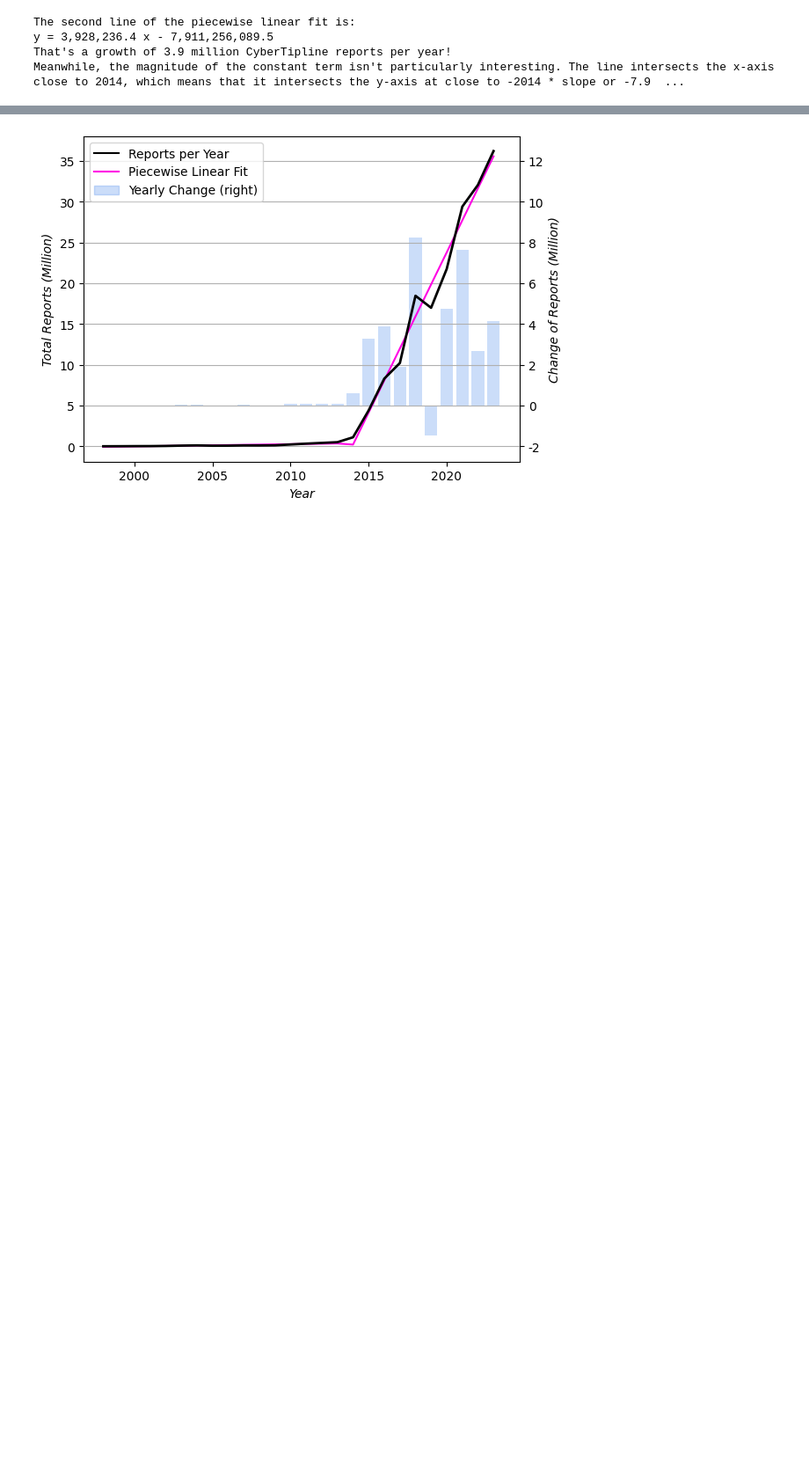
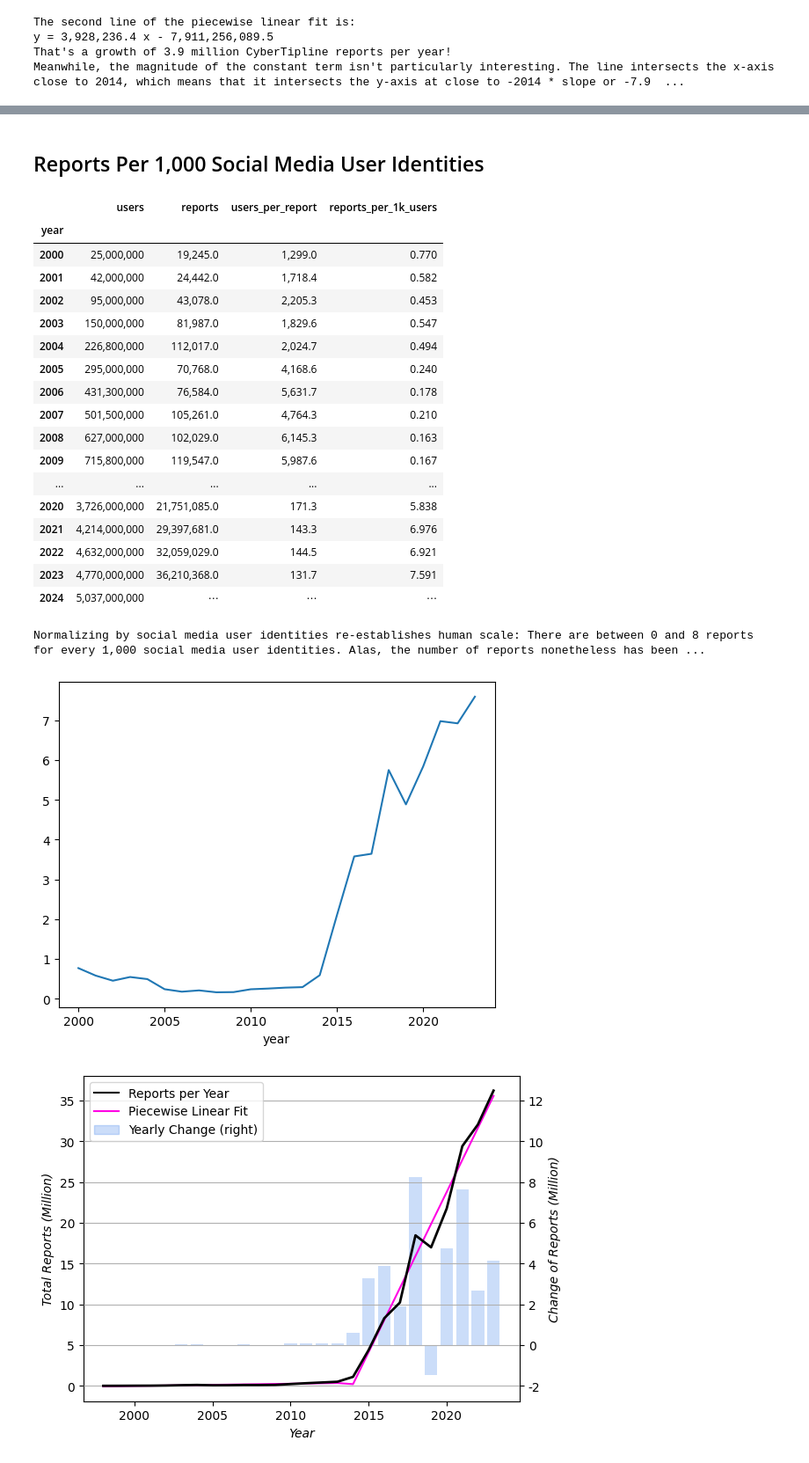
Before and after one commit to apparebit/diaphanous, a Jupyter notebook: analysis/reports.ipynb, the cells around one changed output, grey strips where cells are left out. Shown at 88% size. Drawn from its saved outputs; the diff is of its cells as text; code cells hidden in the pictures; blank space fills up the shorter version.

Commit message:
normalize report counts by social media user identities

```diff
--- a/analysis/reports.ipynb
+++ b/analysis/reports.ipynb
@@ -160,4 +171,52 @@ Year-Over-Year Growth 2015 Onward
 [figure]
+# %%
+users = (
+    pd.read_csv("../data/social-media-users.csv")
+    .assign(users=lambda df: df["million_users"] * 1_000_000)
+    .drop(columns="million_users")
+    .astype({"users": int})
+    .set_index("year")
+)
+
+user_reports = (
+    users.join(reports)
+    .assign(users_per_report=lambda df: df["users"] / df["reports"])
+    .assign(reports_per_1k_users=lambda df: df["reports"] / df["users"] * 1_000)
+)
+
+show("<h2>Reports Per 1,000 Social Media User Identities</h2>")
+show(user_reports)
+user_reports["reports_per_1k_users"].plot.line()
+
+show("""
+     Normalizing by social media user identities re-establishes human scale:
+     There are between 0 and 8 reports for every 1,000 social media user identities.
+     Alas, the number of reports nonetheless has been growing linearly since 2014.
+""")
+
+reports_per_year["reports_per_1k_users"] = user_reports["reports_per_1k_users"]
+# %% [output]
+Reports Per 1,000 Social Media User Identities
+|  | users | reports | users_per_report | reports_per_1k_users |
+| year |  |  |  |  |
+| 2000 | 25,000,000 | 19,245.0 | 1,299.0 | 0.770 |
+| 2001 | 42,000,000 | 24,442.0 | 1,718.4 | 0.582 |
+| 2002 | 95,000,000 | 43,078.0 | 2,205.3 | 0.453 |
+| 2003 | 150,000,000 | 81,987.0 | 1,829.6 | 0.547 |
+| 2004 | 226,800,000 | 112,017.0 | 2,024.7 | 0.494 |
+| 2005 | 295,000,000 | 70,768.0 | 4,168.6 | 0.240 |
+| 2006 | 431,300,000 | 76,584.0 | 5,631.7 | 0.178 |
+| 2007 | 501,500,000 | 105,261.0 | 4,764.3 | 0.210 |
+| 2008 | 627,000,000 | 102,029.0 | 6,145.3 | 0.163 |
+| 2009 | 715,800,000 | 119,547.0 | 5,987.6 | 0.167 |
+| ... | ... | ... | ... | ... |
+| 2020 | 3,726,000,000 | 21,751,085.0 | 171.3 | 5.838 |
+| 2021 | 4,214,000,000 | 29,397,681.0 | 143.3 | 6.976 |
+| 2022 | 4,632,000,000 | 32,059,029.0 | 144.5 | 6.921 |
+| 2023 | 4,770,000,000 | 36,210,368.0 | 131.7 | 7.591 |
+| 2024 | 5,037,000,000 | ⋯ | ⋯ | ⋯ |
+Normalizing by social media user identities re-establishes human scale: There are between 0 and 8 reports for every 1,000 social media user identities. Alas, the number of reports nonetheless has been ...
+[figure, added]
 # %%
 reports_and_best_fit = reports_per_year[['reports', 'fit', 'Δ']].rename(columns={
     'reports': 'Reports per Year',
```
Also changed, not shown: parts of 4 cells of this notebook, 3 other files.
